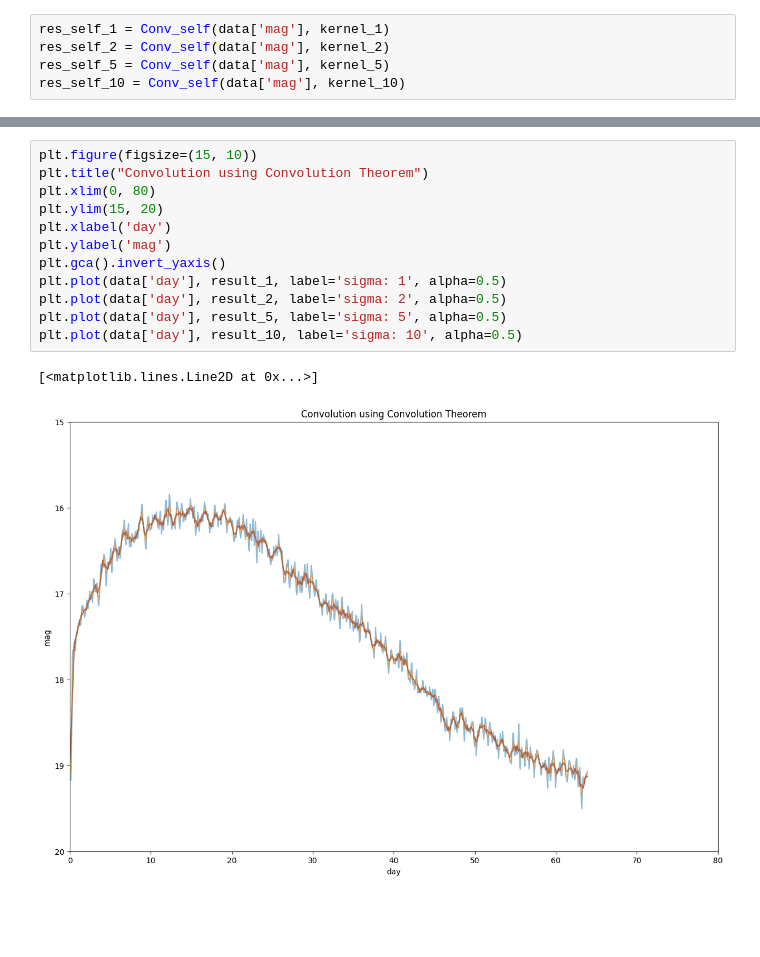
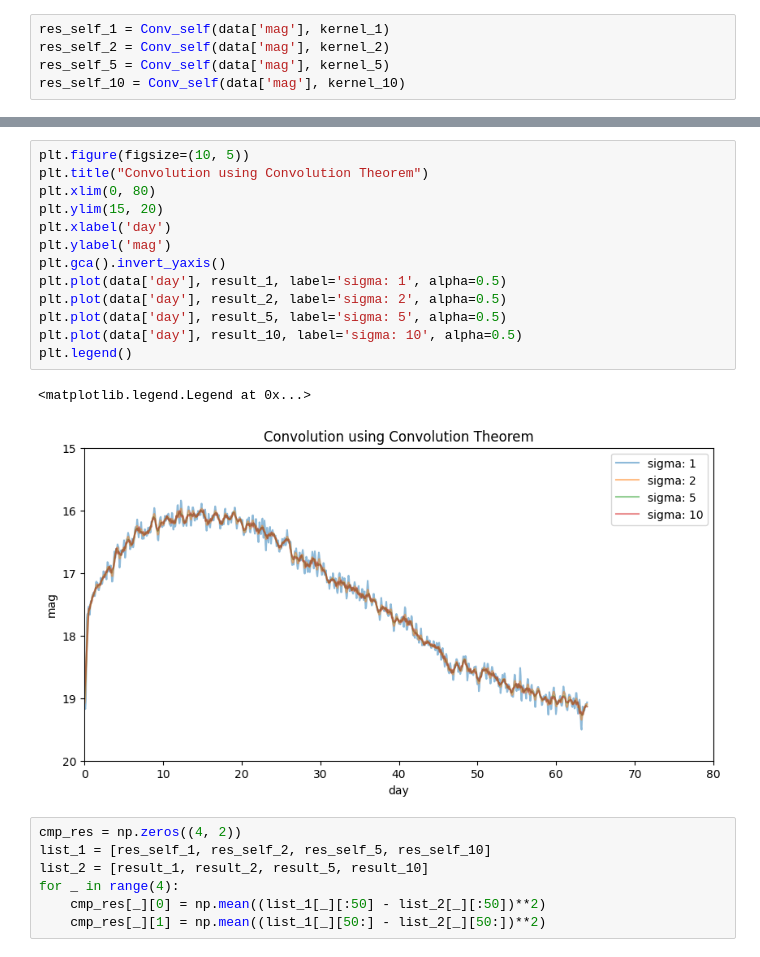
Before and after one commit to Pinchpeach/dump_file_2025, a Jupyter notebook: week13/hw16.ipynb, the cells around one changed output, grey strips where cells are left out. Saved outputs shown, nothing was run; the diff lists cells and outputs as text; blank space fills up the shorter version.

```diff
--- a/week13/hw16.ipynb
+++ b/week13/hw16.ipynb
@@ -91,15 +94,23 @@ plt.plot(data['day'], res_self_10, label='sigma: 10', alpha=0.5)
 # %%
-plt.figure(figsize=(15, 10))
+plt.figure(figsize=(10, 5))
 plt.title("Convolution using Convolution Theorem")
 plt.xlim(0, 80)
 plt.ylim(15, 20)
 plt.xlabel('day')
 plt.ylabel('mag')
 plt.gca().invert_yaxis()
 plt.plot(data['day'], result_1, label='sigma: 1', alpha=0.5)
 plt.plot(data['day'], result_2, label='sigma: 2', alpha=0.5)
 plt.plot(data['day'], result_5, label='sigma: 5', alpha=0.5)
 plt.plot(data['day'], result_10, label='sigma: 10', alpha=0.5)
+plt.legend()
 # %% [output]
-[<matplotlib.lines.Line2D at 0x...>]
+<matplotlib.legend.Legend at 0x...>
-[figure, old version]
+[figure, new version]
+# %%
+cmp_res = np.zeros((4, 2))
+list_1 = [res_self_1, res_self_2, res_self_5, res_self_10]
+list_2 = [result_1, result_2, result_5, result_10]
+for _ in range(4):
+    cmp_res[_][0] = np.mean((list_1[_][:50] - list_2[_][:50])**2)
+    cmp_res[_][1] = np.mean((list_1[_][50:] - list_2[_][50:])**2)
```
Also changed, not shown: parts of 7 cells of this notebook, 1 other file.
